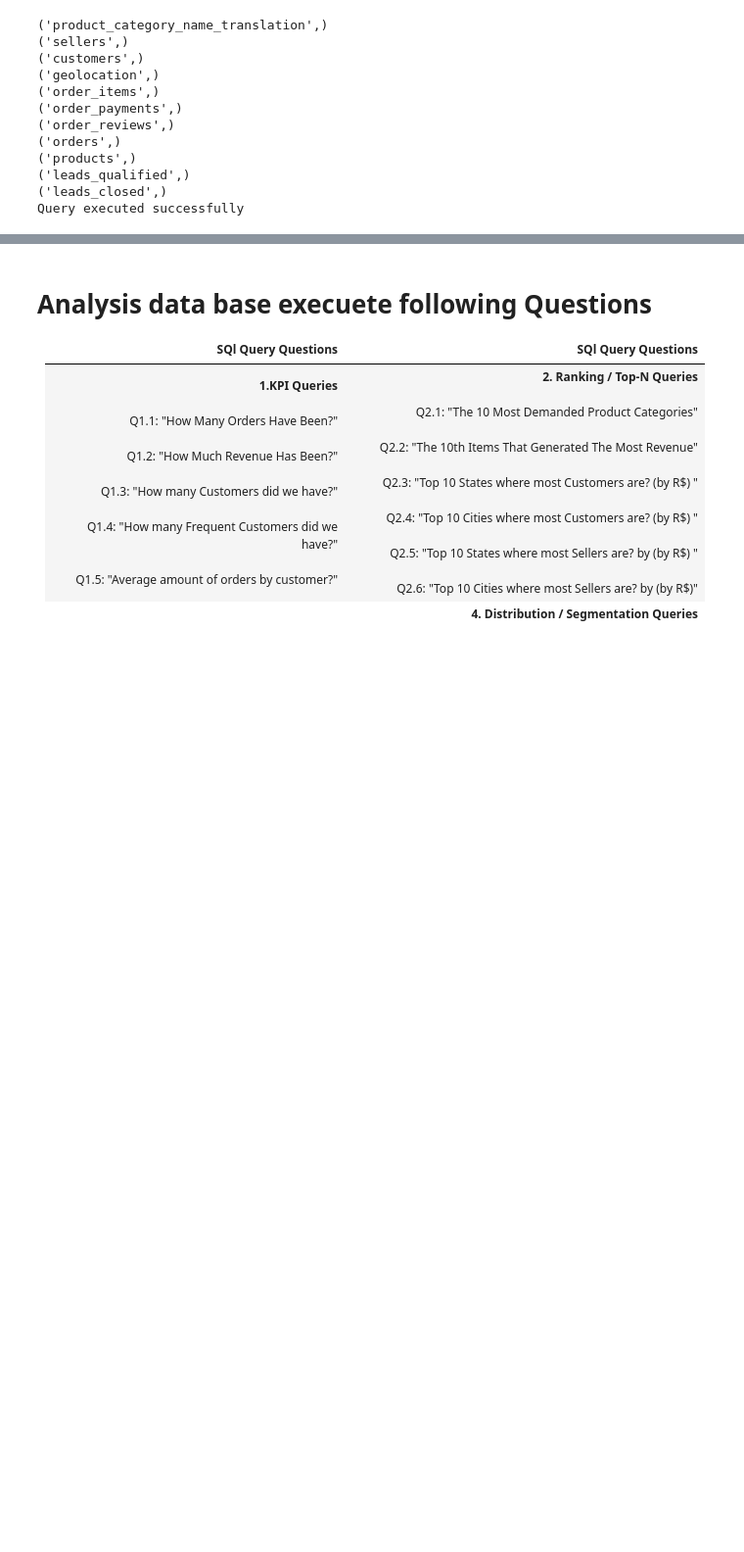
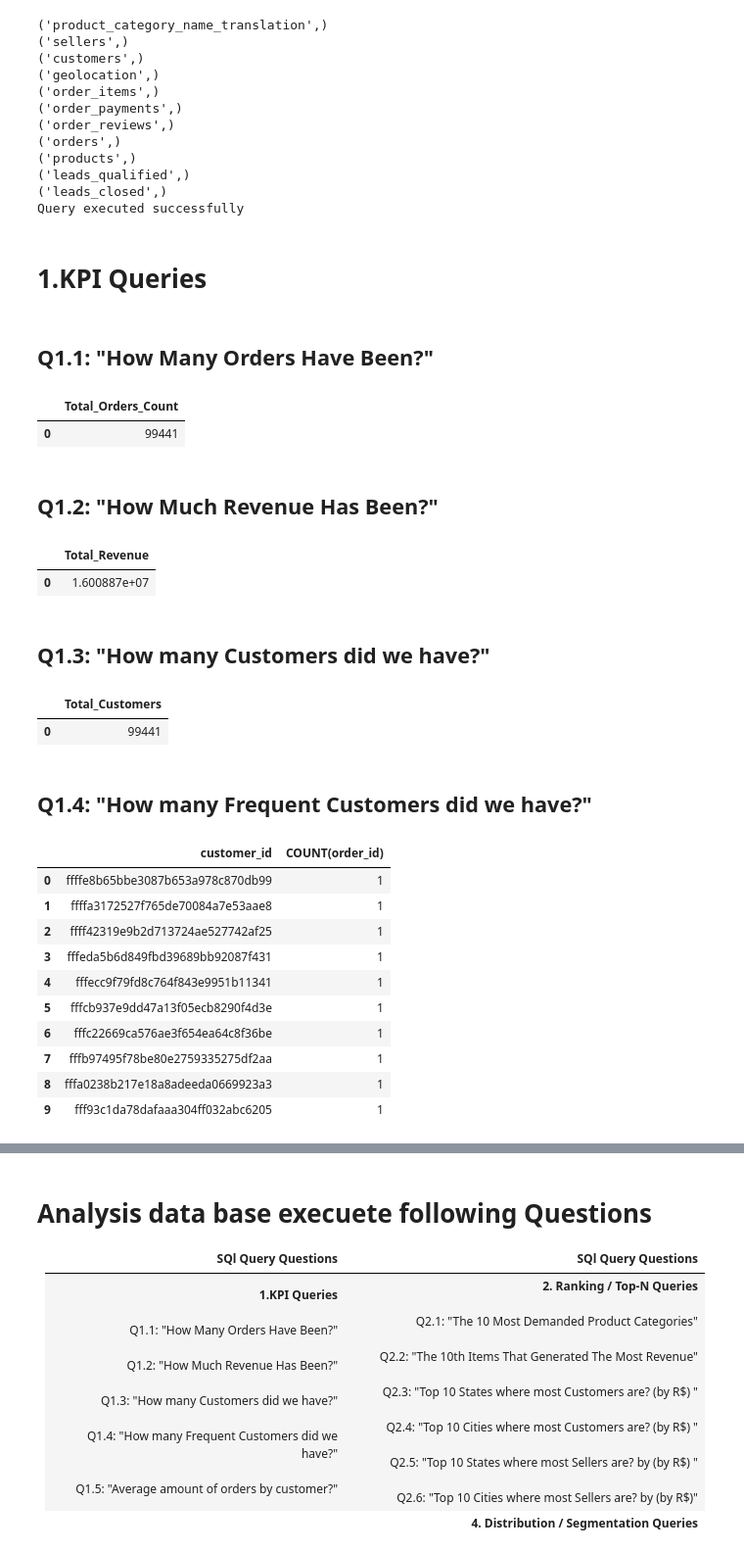
Before and after one commit to arun8nov/SQL_Practice, a Jupyter notebook: SQL_Practice.ipynb, the cells around one changed output, grey strips where cells are left out. Shown: that part at 98% size. Drawn from its saved outputs; the diff is of its cells as text; code cells hidden in the pictures; blank space fills up the shorter version.

```diff
--- a/SQL_Practice.ipynb
+++ b/SQL_Practice.ipynb
@@ -154,3 +154,63 @@ SELECT name FROM sqlite_master WHERE type='table';
 ('leads_qualified',)
 ('leads_closed',)
 Query executed successfully
+# %% [markdown]
+# 1.KPI Queries
+# %% [markdown]
+## Q1.1: "How Many Orders Have Been?"
+# %%
+query_db("""
+SELECT COUNT(*) AS Total_Orders_Count
+FROM orders
+""")
+# %% [output]
+|  | Total_Orders_Count |
+| 0 | 99441 |
+# %% [markdown]
+## Q1.2: "How Much Revenue Has Been?"
+# %%
+query_db("""
+SELECT SUM(payment_value) AS Total_Revenue
+FROM order_payments
+""")
+# %% [output]
+|  | Total_Revenue |
+| 0 | 1.600887e+07 |
+# %% [markdown]
+## Q1.3: "How many Customers did we have?"
+# %%
+query_db("""
+SELECT COUNT(DISTINCT customer_id) AS Total_Customers
+FROM customers
+""")
+# %% [output]
+|  | Total_Customers |
+| 0 | 99441 |
+# %% [markdown]
+## Q1.4: "How many Frequent Customers did we have?"
+# %%
+query_db("""
+SELECT
+  customer_id,
+  COUNT(order_id)
+FROM
+  orders
+GROUP BY
+  customer_id
+ORDER BY
+  COUNT(order_id) DESC
+LIMIT 10
+
+""")
+# %% [output]
+|  | customer_id | COUNT(order_id) |
+| 0 | ffffe8b65bbe3087b653a978c870db99 | 1 |
+| 1 | ffffa3172527f765de70084a7e53aae8 | 1 |
+| 2 | ffff42319e9b2d713724ae527742af25 | 1 |
+| 3 | fffeda5b6d849fbd39689bb92087f431 | 1 |
+| 4 | fffecc9f79fd8c764f843e9951b11341 | 1 |
+| 5 | fffcb937e9dd47a13f05ecb8290f4d3e | 1 |
+| 6 | fffc22669ca576ae3f654ea64c8f36be | 1 |
+| 7 | fffb97495f78be80e2759335275df2aa | 1 |
+| 8 | fffa0238b217e18a8adeeda0669923a3 | 1 |
+| 9 | fff93c1da78dafaaa304ff032abc6205 | 1 |
```
Also changed, not shown: parts of 3 cells of this notebook.
